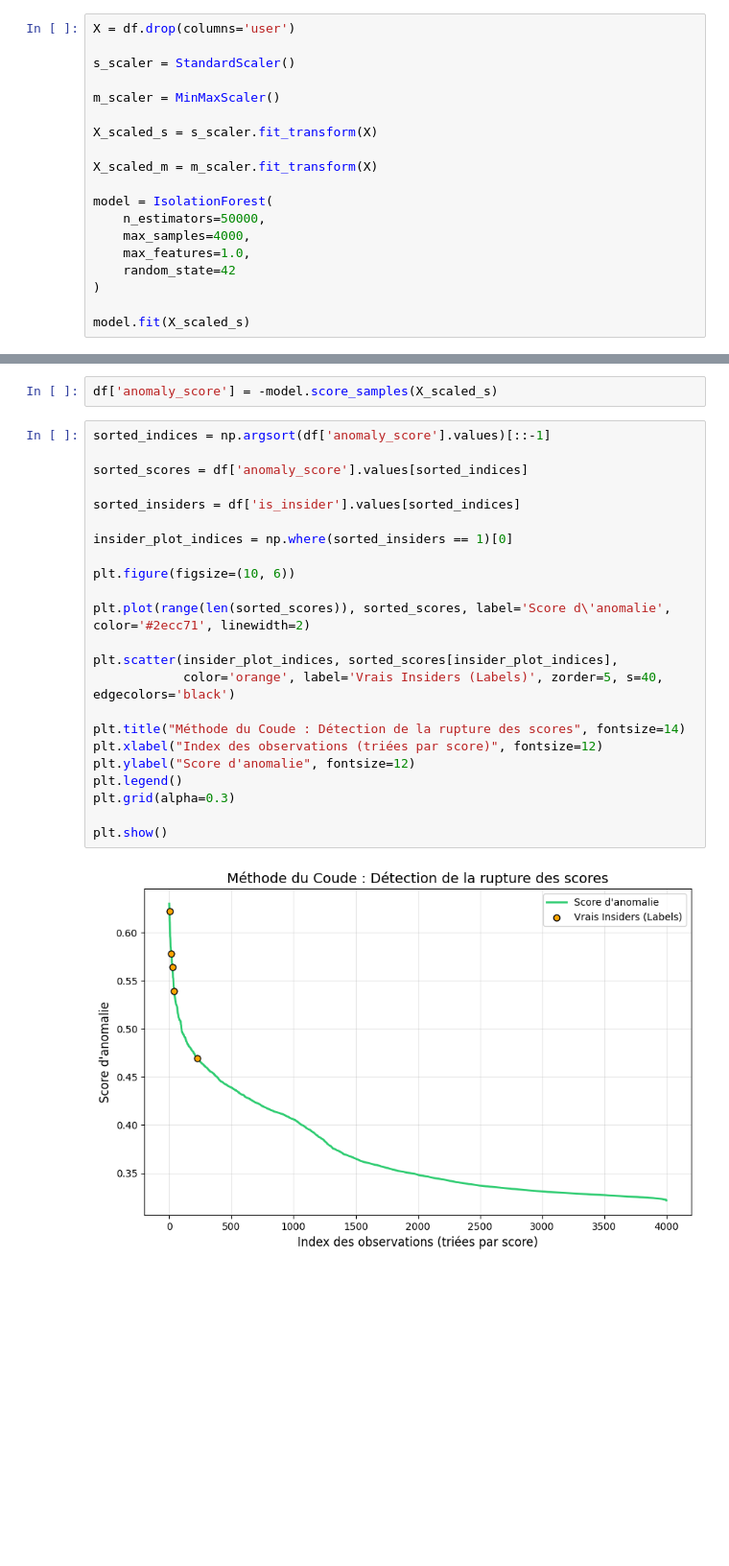
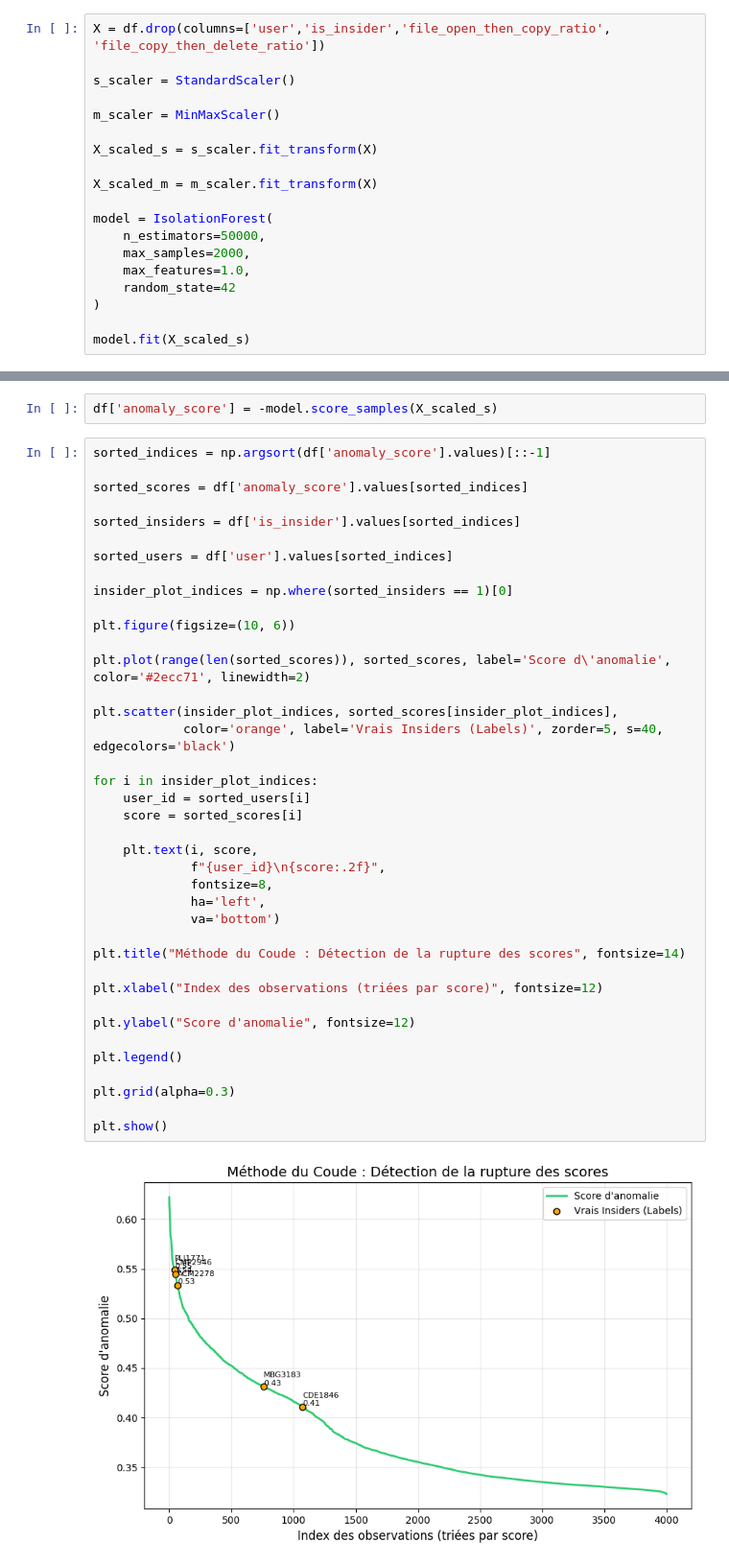
Before and after one commit to SamiKarboubi/CERT-Insider-Threat-Detection, a Jupyter notebook: model_training.ipynb, the cells around one changed output, grey strips where cells are left out. Shown at 96% size. Cells and saved outputs as stored; diff of their text form; blank space fills up the shorter version.

```diff
--- a/model_training.ipynb
+++ b/model_training.ipynb
@@ -46,7 +66,7 @@ is_insider
 1       5
 Name: count, dtype: int64
 # %%
-X = df.drop(columns='user')
+X = df.drop(columns=['user','is_insider','file_open_then_copy_ratio', 'file_copy_then_delete_ratio'])
 
 s_scaler = StandardScaler()
 
@@ -58,7 +78,7 @@ X_scaled_m = m_scaler.fit_transform(X)
 
 model = IsolationForest(
     n_estimators=50000,
-    max_samples=4000,
+    max_samples=2000,
     max_features=1.0,
     random_state=42
 )
@@ -71,25 +91,41 @@ df['anomaly_score'] = -model.score_samples(X_scaled_s)
 # %%
 sorted_indices = np.argsort(df['anomaly_score'].values)[::-1]
 
 sorted_scores = df['anomaly_score'].values[sorted_indices]
 
 sorted_insiders = df['is_insider'].values[sorted_indices]
+
+sorted_users = df['user'].values[sorted_indices]
 
 insider_plot_indices = np.where(sorted_insiders == 1)[0]
 
 plt.figure(figsize=(10, 6))
 
 plt.plot(range(len(sorted_scores)), sorted_scores, label='Score d\'anomalie', color='#2ecc71', linewidth=2)
 
 plt.scatter(insider_plot_indices, sorted_scores[insider_plot_indices],
             color='orange', label='Vrais Insiders (Labels)', zorder=5, s=40, edgecolors='black')
 
+for i in insider_plot_indices:
+    user_id = sorted_users[i]
+    score = sorted_scores[i]
+
+    plt.text(i, score,
+             f"{user_id}\n{score:.2f}",
+             fontsize=8,
+             ha='left',
+             va='bottom')
+
 plt.title("Méthode du Coude : Détection de la rupture des scores", fontsize=14)
+
 plt.xlabel("Index des observations (triées par score)", fontsize=12)
+
 plt.ylabel("Score d'anomalie", fontsize=12)
+
 plt.legend()
+
 plt.grid(alpha=0.3)
 
 plt.show()
 # %% [output]
-[figure, old version]
+[figure, new version]
```
Also changed, not shown: parts of 14 cells of this notebook, 4 other files.
